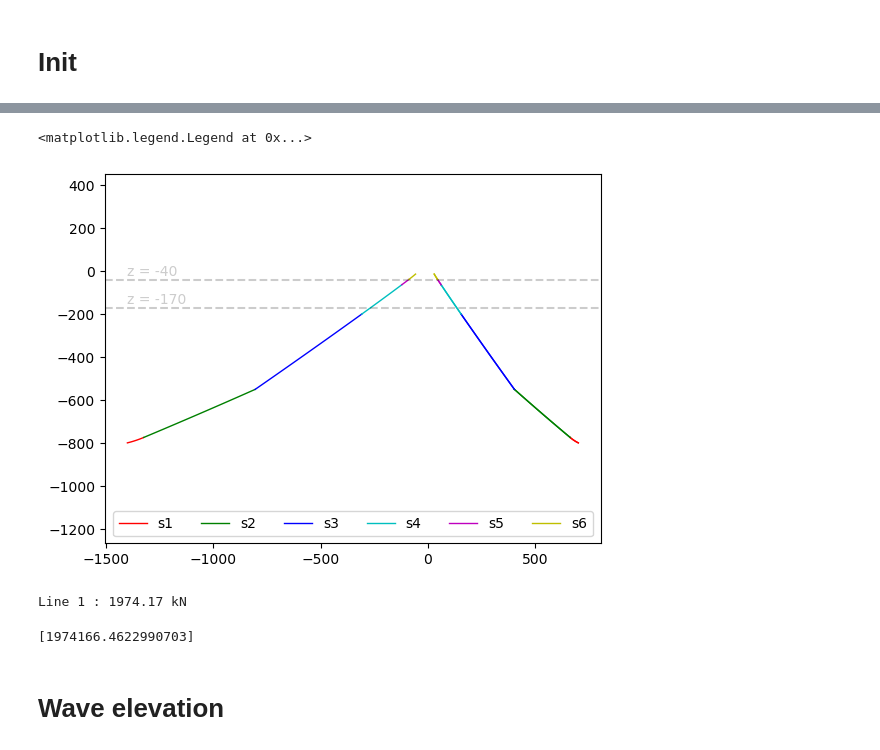
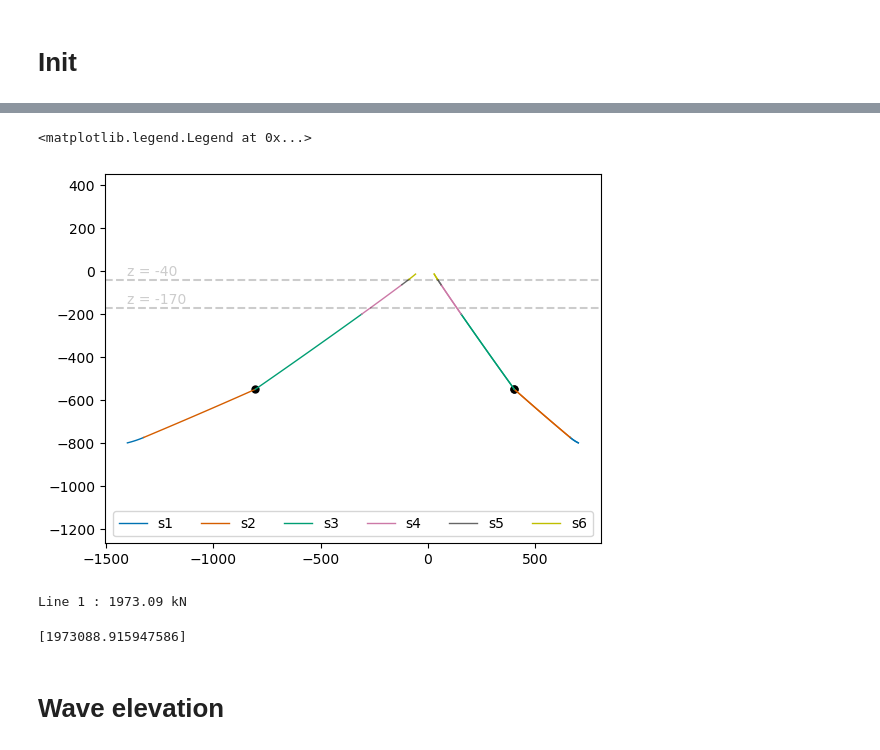
Before and after one commit to rrvishnu13/IEAtask49_deepDesign, a Jupyter notebook: scripts/extreme.ipynb, the cells around one changed output, grey strips where cells are left out. Drawn from its saved outputs; the diff is of its cells as text; code cells hidden in the pictures.

```diff
--- a/scripts/extreme.ipynb
+++ b/scripts/extreme.ipynb
@@ -55,38 +55,38 @@ ms.lineList[0].TA
 # %%
 
 ms = genMoorpySys2(yamlFile, bodyYaml) #body type returned is -1 --> coupled type
 fig, ax = plt.subplots(1, 1,)
 ms.plot2d(ax = ax)
 lines = ax.get_lines()
 
-colGroups = {'s1' : ([1, 7, 13], 'r'),
-             's2' : ([2, 8, 14], 'g'),
-             's3' : ([3, 9, 15], 'b'),
-             's4' : ([4, 10, 16], 'c'),
-             's5' : ([5, 11, 17], 'm'),
+colGroups = {'s1' : ([1, 7, 13], '#0072B2'),
+             's2' : ([2, 8, 14], '#D55E00'),
+             's3' : ([3, 9, 15], '#009E73'),
+             's4' : ([4, 10, 16], '#CC79A7'),
+             's5' : ([5, 11, 17], '#666666'),
              's6' : ([6, 12, 18], 'y')}
 
 legendList = []
 for id in colGroups:
     for ind, i in enumerate(colGroups[id][0]):
-        lines[i-1].set_color(colGroups[id][1])
+        lines[i-1+3].set_color(colGroups[id][1]) #need to skip the first 3 as they are clumps
         if ind == 0:
-            legendList.append(lines[i-1])
+            legendList.append(lines[i-1+3])
 
 
 
 # ax.set_ylim(-900,)
 ax.axhline(-170, color = 'k', linestyle = '--', alpha = 0.2)
 ax.text(-1400, -170+20, 'z = -170', color = 'k', alpha = 0.2)
 
 ax.axhline(-40, color = 'k', linestyle = '--', alpha = 0.2)
 ax.text(-1400, -40+20, 'z = -40', color = 'k', alpha = 0.2)
 
 #put legend outside the plot in
 ax.legend(legendList, colGroups.keys(), loc = 'lower center', bbox_to_anchor=(0.5, 0), ncol = 6)
 # %% [output]
 <matplotlib.legend.Legend at 0x...>
-[figure, old version]
+[figure, new version]
 # %%
 def extractInfoFromIndex(index):
 
@@ -243,8 +243,8 @@ ms = genMoorpySys2(yamlFile, bodyYaml) #body type returned is -1 --> coupled typ
 # %%
 getLineTensions(ms, lineIndexList = [5], end = 'fB')
 # %% [output]
-Line 1 : 1974.17 kN
+Line 1 : 1973.09 kN
-[1974166.4622990703]
+[1973088.915947586]
 # %%
 #extract information form the index columns
 for df in [sumDf, anchorExtStatsDf, anchorExtEventsDf]:
```
Also changed, not shown: parts of 14 cells of this notebook, 1 other file.
